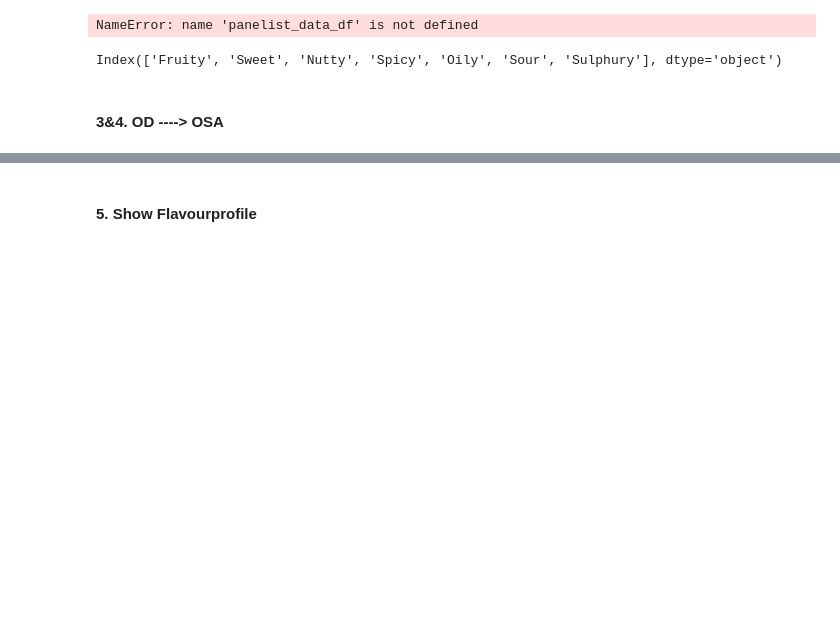
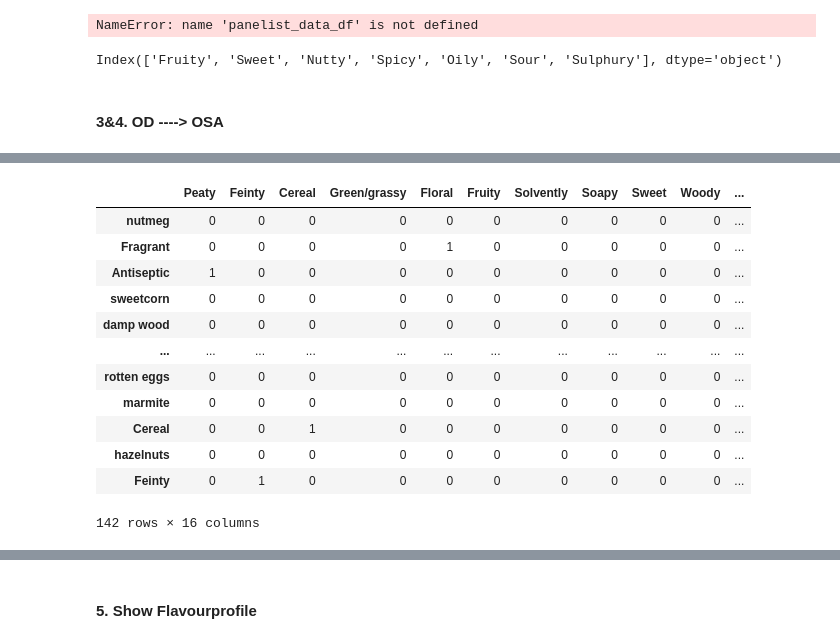
Before and after one commit to rengesf/flavorpred, a Jupyter notebook: Pipeline_RI.ipynb, the cells around one changed output, grey strips where cells are left out. Cells and saved outputs as stored; diff of their text form; code cells hidden in the pictures; blank space fills up the shorter version.

```diff
--- a/Pipeline_RI.ipynb
+++ b/Pipeline_RI.ipynb
@@ -1051,0 +1012,18 @@ dtype: float64
+# %%
+Research_OD_OSA =  Research_data.drop(columns=Research_data.columns[1])
+OD_OSA = dict_to_matrix(dataframe_to_dict(Research_OD_OSA)).T
+OD_OSA
+# %% [output]
+|  | Peaty | Feinty | Cereal | Green/grassy | Floral | Fruity | Solvently | Soapy | Sweet | Woody | ... |
+| nutmeg | 0 | 0 | 0 | 0 | 0 | 0 | 0 | 0 | 0 | 0 | ... |
+| Fragrant | 0 | 0 | 0 | 0 | 1 | 0 | 0 | 0 | 0 | 0 | ... |
+| Antiseptic | 1 | 0 | 0 | 0 | 0 | 0 | 0 | 0 | 0 | 0 | ... |
+| sweetcorn | 0 | 0 | 0 | 0 | 0 | 0 | 0 | 0 | 0 | 0 | ... |
+| damp wood | 0 | 0 | 0 | 0 | 0 | 0 | 0 | 0 | 0 | 0 | ... |
+| ... | ... | ... | ... | ... | ... | ... | ... | ... | ... | ... | ... |
+| rotten eggs | 0 | 0 | 0 | 0 | 0 | 0 | 0 | 0 | 0 | 0 | ... |
+| marmite | 0 | 0 | 0 | 0 | 0 | 0 | 0 | 0 | 0 | 0 | ... |
+| Cereal | 0 | 0 | 1 | 0 | 0 | 0 | 0 | 0 | 0 | 0 | ... |
+| hazelnuts | 0 | 0 | 0 | 0 | 0 | 0 | 0 | 0 | 0 | 0 | ... |
+| Feinty | 0 | 1 | 0 | 0 | 0 | 0 | 0 | 0 | 0 | 0 | ... |
+142 rows × 16 columns
```
Also changed, not shown: parts of 34 cells of this notebook, 1 other file.
